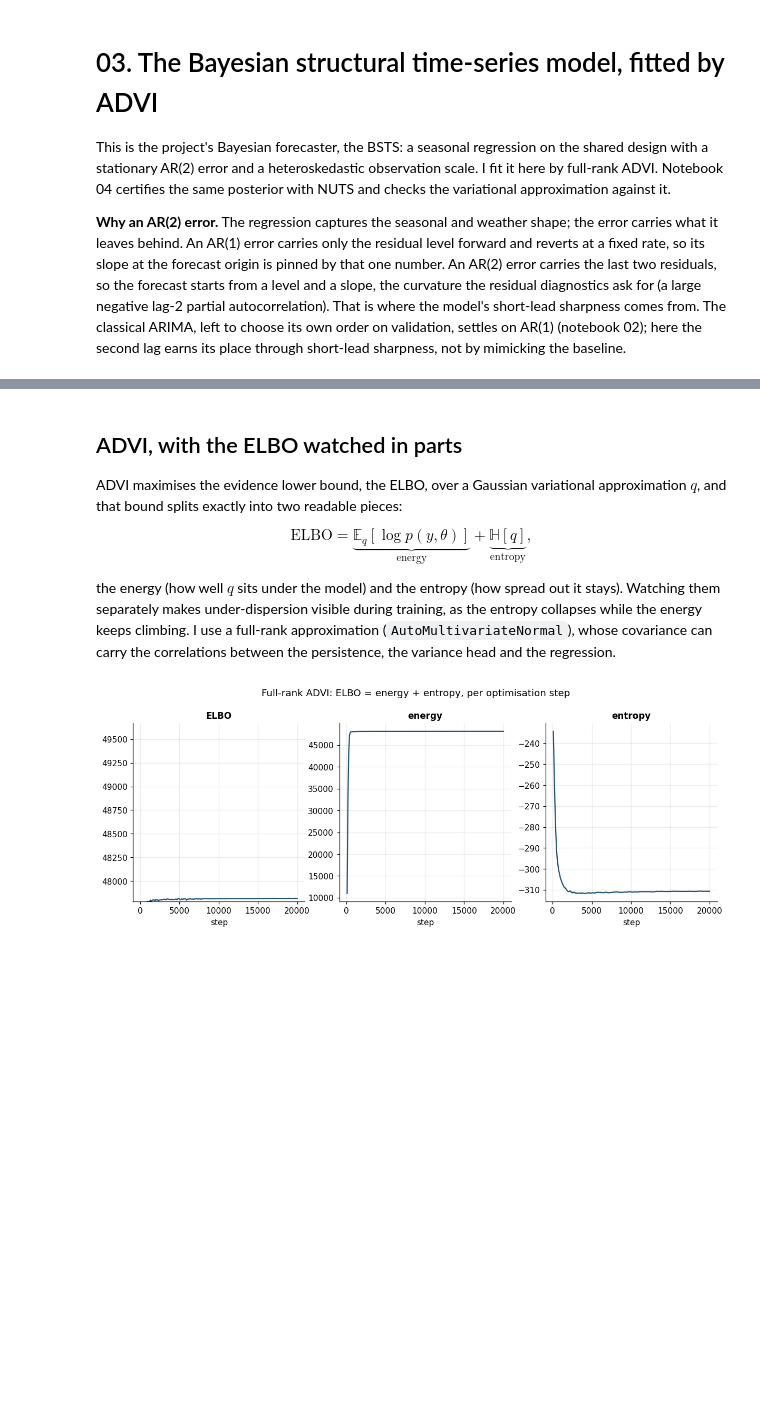
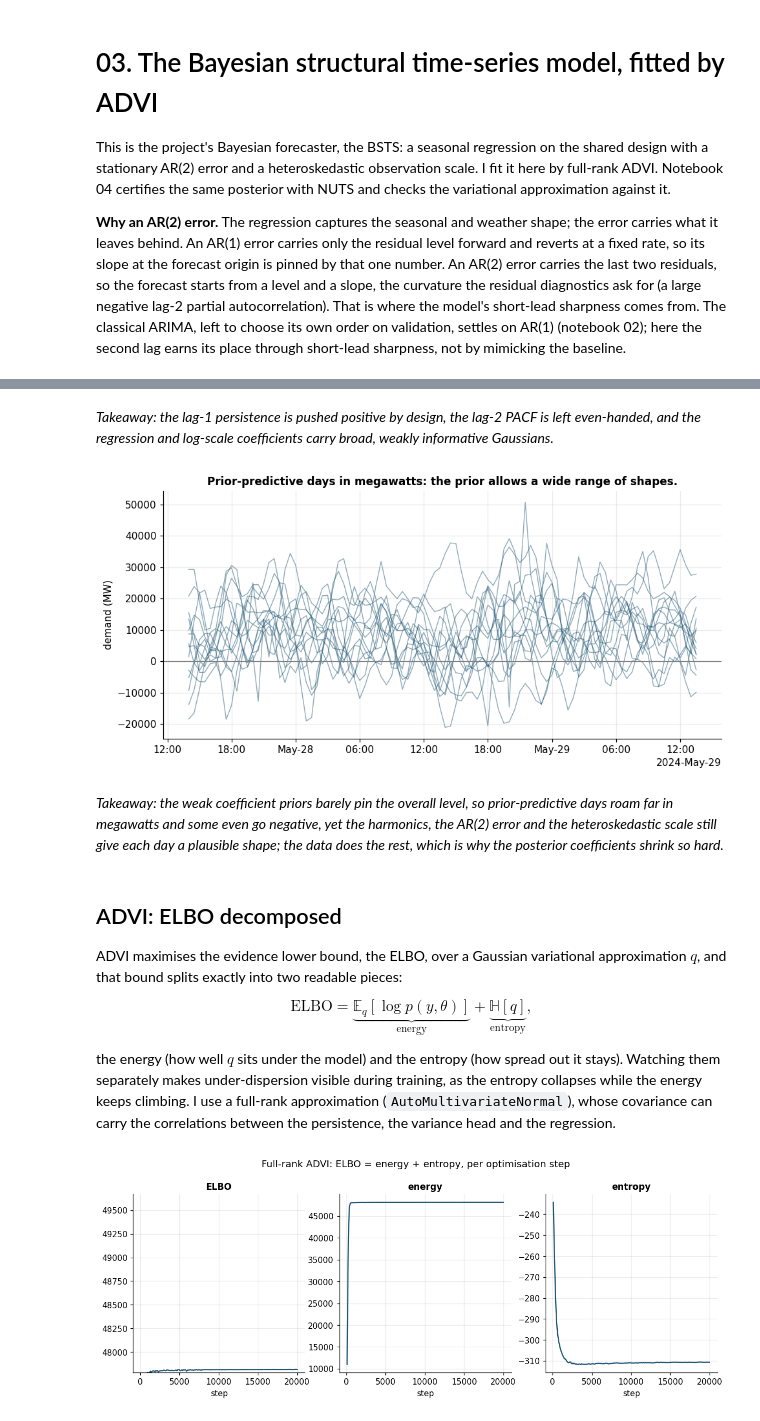
Before and after one commit to argmax-w/nem-demand-forecast, a Jupyter notebook: notebooks/03_bsts_vi.ipynb, the cells around one changed output, grey strips where cells are left out. Drawn from its saved outputs; the diff is of its cells as text; code cells hidden in the pictures; blank space fills up the shorter version.

```diff
--- a/notebooks/03_bsts_vi.ipynb
+++ b/notebooks/03_bsts_vi.ipynb
@@ -65,5 +172,60 @@ flowchart TD
+# %% [markdown]
+*Takeaway: the lag-1 persistence is pushed positive by design, the lag-2 PACF is left even-handed, and the regression and log-scale coefficients carry broad, weakly informative Gaussians.*
+# %%
+def prior_predictive_days(x_mean_w: np.ndarray, x_var_w: np.ndarray, n_paths: int, seed: int):
+    """De-standardised demand days drawn from the prior and likelihood alone.
+
+    The covariate window is held fixed; each path samples the parameters from
+    their priors and runs the AR(2) error forward from the same stationary
+    anchor the fitted model uses, so the only randomness is the prior draw and
+    the innovations.
+    """
+    rng = np.random.default_rng(seed)
+    horizon = x_mean_w.shape[0]
+    out = np.empty((n_paths, horizon))
+    for s in range(n_paths):
+        phi1 = rng.beta(pr.ar_alpha, pr.ar_beta)
+        phi2 = rng.uniform(-1.0, 1.0)
+        rho1, rho2 = phi1 * (1.0 - phi2), phi2
+        beta = rng.normal(0.0, pr.coef_scale, size=x_mean_w.shape[1])
+        gamma0 = rng.normal(pr.var_intercept_loc, pr.var_intercept_scale)
+        gamma = rng.normal(0.0, pr.var_coef_scale, size=x_var_w.shape[1])
+        sigma = np.exp(np.clip(gamma0 + x_var_w @ gamma, -8.0, 3.0))
+        e = np.empty(horizon)
+        var0 = sigma[0] ** 2 * (1.0 - rho2) / ((1.0 + rho2) * ((1.0 - rho2) ** 2 - rho1**2))
+        sd0 = np.sqrt(var0)
+        lag1_corr = rho1 / (1.0 - rho2)
+        e[0] = rng.normal(0.0, sd0)
+        e[1] = rng.normal(lag1_corr * e[0], sd0 * np.sqrt(1.0 - lag1_corr**2))
+        for t in range(2, horizon):
+            e[t] = rho1 * e[t - 1] + rho2 * e[t - 2] + rng.normal(0.0, sigma[t])
+        out[s] = x_mean_w @ beta + e
+    return inputs.y_loc + inputs.y_scale * out
+
+
+aest = inputs.index.tz_convert("Australia/Brisbane")
+midnights = np.where((aest.hour == 0) & (aest.minute == 0))[0]
+w0 = int(midnights[len(midnights) // 2])  # a midnight-anchored two-day window mid-training
+window = slice(w0, w0 + 2 * cfg.horizon)
+clock = aest[window]
+
+prior_days = prior_predictive_days(inputs.x_mean[window], inputs.x_var[window], 14, cfg.seed)
+
+fig, ax = plt.subplots(figsize=(9, 4.4))
+ax.plot(clock, prior_days.T, color=BLUE, alpha=0.5, lw=0.9)
+ax.axhline(0.0, color="grey", lw=0.8)
+ax.set_title("Prior-predictive days in megawatts: the prior allows a wide range of shapes.")
+ax.set_ylabel("demand (MW)")
+format_date_axis(ax)
+fig.tight_layout()
+save_figure(fig, "bsts_prior_predictive", cfg.paths.figures)
+plt.show()
+# %% [output]
+[figure, added]
+# %% [markdown]
+*Takeaway: the weak coefficient priors barely pin the overall level, so prior-predictive days roam far in megawatts and some even go negative, yet the harmonics, the AR(2) error and the heteroskedastic scale still give each day a plausible shape; the data does the rest, which is why the posterior coefficients shrink so hard.*
 # %% [markdown]
-## ADVI, with the ELBO watched in parts
+## ADVI: ELBO decomposed
 
 ADVI maximises the evidence lower bound, the ELBO, over a Gaussian variational
 approximation $q$, and that bound splits exactly into two readable pieces:
```
Also changed, not shown: parts of 12 cells of this notebook, 11 other files.
